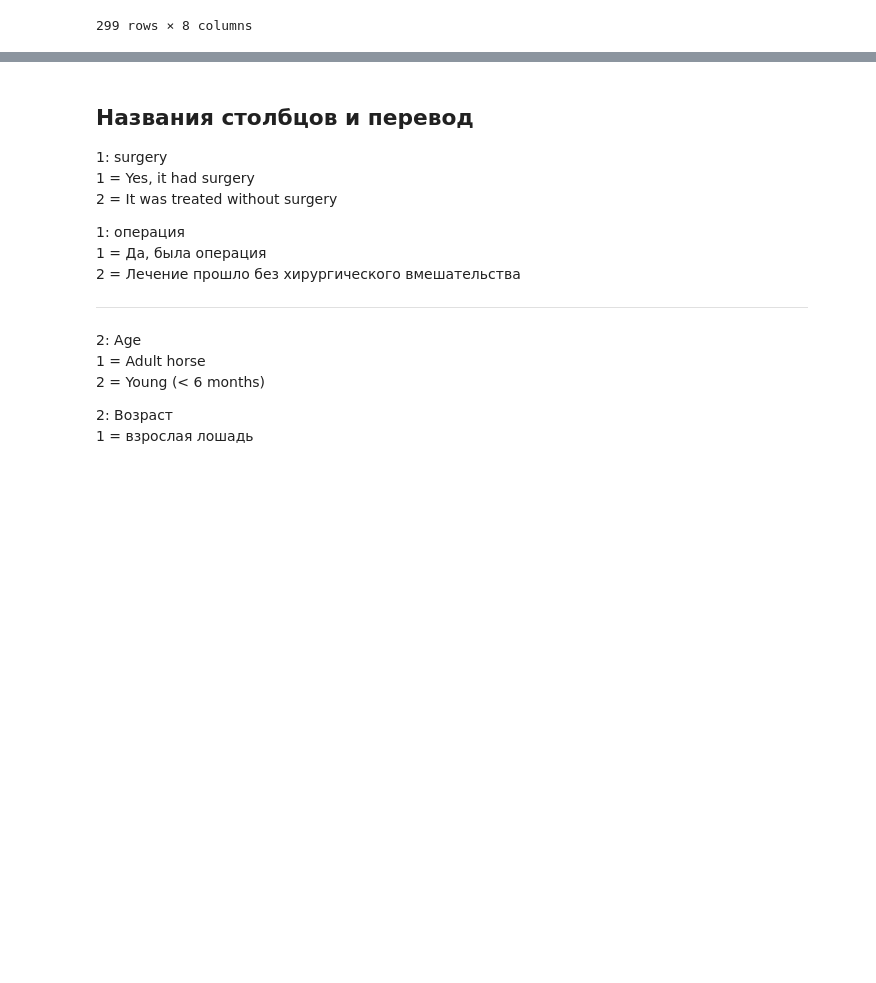
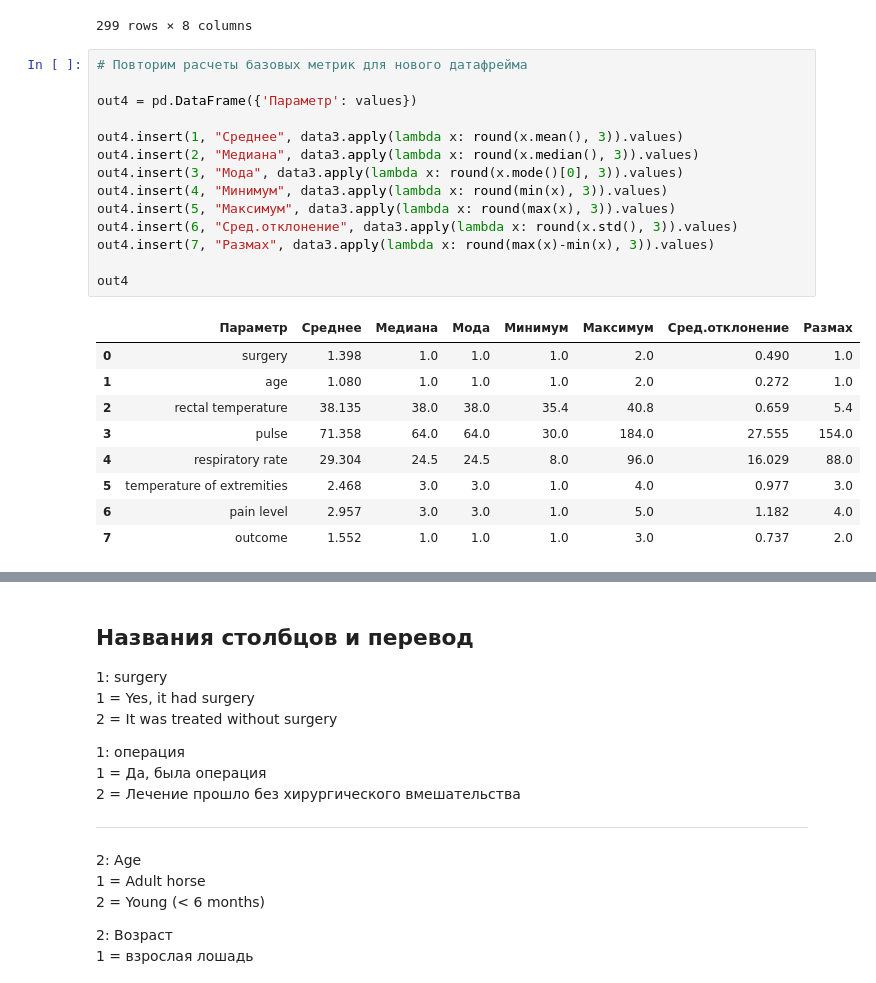
Before and after one commit to iamdenizzz/pyda-10, a Jupyter notebook: 22/stat_basics.ipynb, the cells around one changed output, grey strips where cells are left out. Drawn from its saved outputs; the diff is of its cells as text; blank space fills up the shorter version.

```diff
--- a/22/stat_basics.ipynb
+++ b/22/stat_basics.ipynb
@@ -374,3 +375,27 @@ data3
 | 298 | 1.0 | 1 | 36.5 | 100.0 | 24.0 | 3.0 | 3.0 | ... |
 | 299 | 1.0 | 1 | 37.2 | 40.0 | 20.0 | 3.0 | 3.0 | ... |
 299 rows × 8 columns
+# %%
+# Повторим расчеты базовых метрик для нового датафрейма
+
+out4 = pd.DataFrame({'Параметр': values})
+
+out4.insert(1, "Среднее", data3.apply(lambda x: round(x.mean(), 3)).values)
+out4.insert(2, "Медиана", data3.apply(lambda x: round(x.median(), 3)).values)
+out4.insert(3, "Мода", data3.apply(lambda x: round(x.mode()[0], 3)).values)
+out4.insert(4, "Минимум", data3.apply(lambda x: round(min(x), 3)).values)
+out4.insert(5, "Максимум", data3.apply(lambda x: round(max(x), 3)).values)
+out4.insert(6, "Сред.отклонение", data3.apply(lambda x: round(x.std(), 3)).values)
+out4.insert(7, "Размах", data3.apply(lambda x: round(max(x)-min(x), 3)).values)
+
+out4
+# %% [output]
+|  | Параметр | Среднее | Медиана | Мода | Минимум | Максимум | Сред.отклонение | Размах |
+| 0 | surgery | 1.398 | 1.0 | 1.0 | 1.0 | 2.0 | 0.490 | 1.0 |
+| 1 | age | 1.080 | 1.0 | 1.0 | 1.0 | 2.0 | 0.272 | 1.0 |
+| 2 | rectal temperature | 38.135 | 38.0 | 38.0 | 35.4 | 40.8 | 0.659 | 5.4 |
+| 3 | pulse | 71.358 | 64.0 | 64.0 | 30.0 | 184.0 | 27.555 | 154.0 |
+| 4 | respiratory rate | 29.304 | 24.5 | 24.5 | 8.0 | 96.0 | 16.029 | 88.0 |
+| 5 | temperature of extremities | 2.468 | 3.0 | 3.0 | 1.0 | 4.0 | 0.977 | 3.0 |
+| 6 | pain level | 2.957 | 3.0 | 3.0 | 1.0 | 5.0 | 1.182 | 4.0 |
+| 7 | outcome | 1.552 | 1.0 | 1.0 | 1.0 | 3.0 | 0.737 | 2.0 |
```
Also changed, not shown: parts of 3 cells of this notebook.
